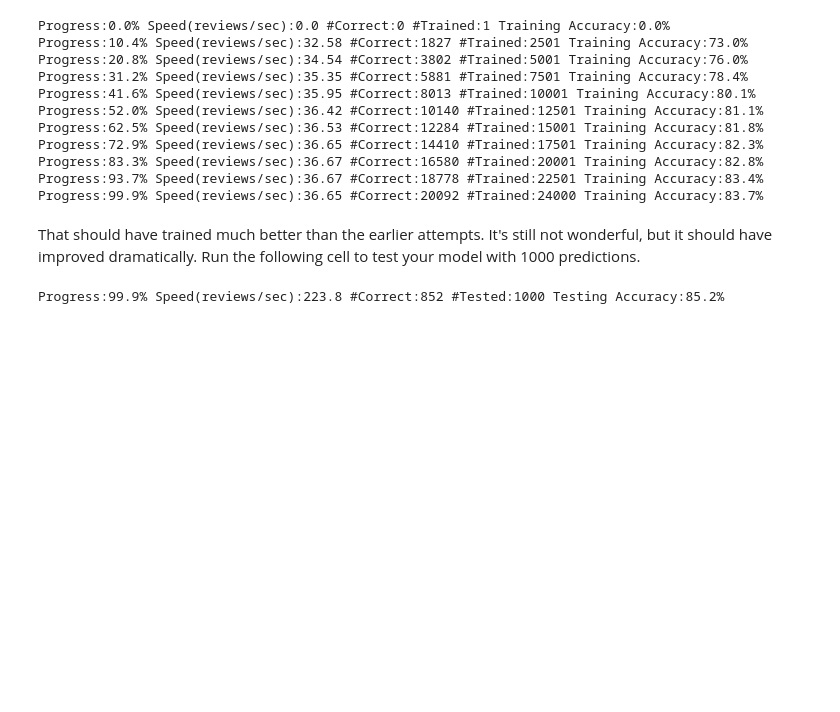
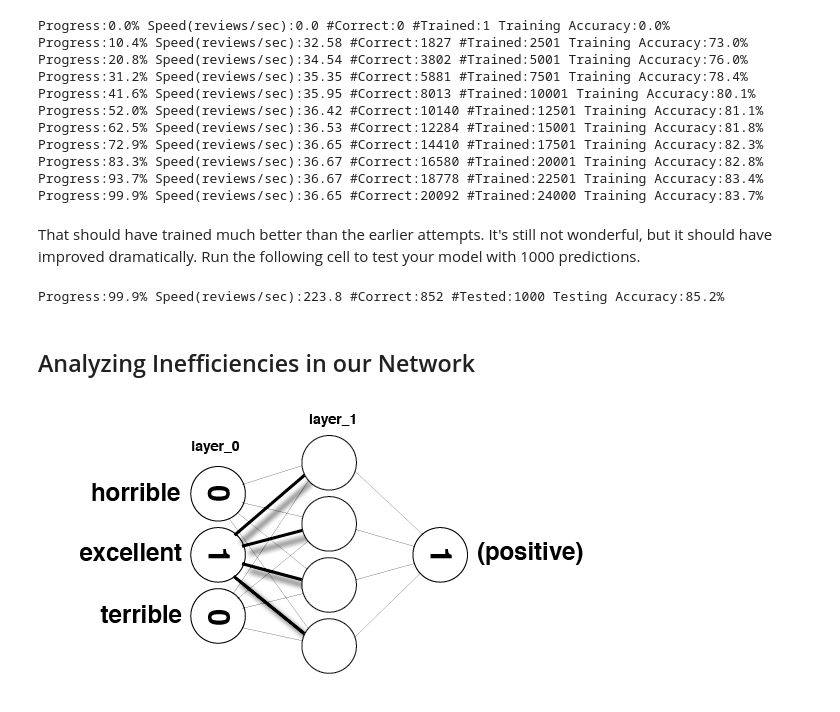
Before and after one commit to adityasaxena26/Sentiment-Network, a Jupyter notebook: sentiment_classification.ipynb, the cells around one changed output. Drawn from its saved outputs; the diff is of its cells as text; code cells hidden in the pictures; blank space fills up the shorter version.

```diff
--- a/sentiment_classification.ipynb
+++ b/sentiment_classification.ipynb
@@ -1003,3 +1003,10 @@ That should have trained much better than the earlier attempts. It's still not w
 mlp.test(reviews[-1000:],labels[-1000:])
 # %% [output]
 Progress:99.9% Speed(reviews/sec):223.8 #Correct:852 #Tested:1000 Testing Accuracy:85.2%
+# %% [markdown]
+## Analyzing Inefficiencies in our Network
+# %%
+from IPython.display import Image
+Image(filename='Images/sentiment_network_sparse.png')
+# %% [output]
+[figure, added]
```
Also changed, not shown: parts of 17 cells of this notebook.
